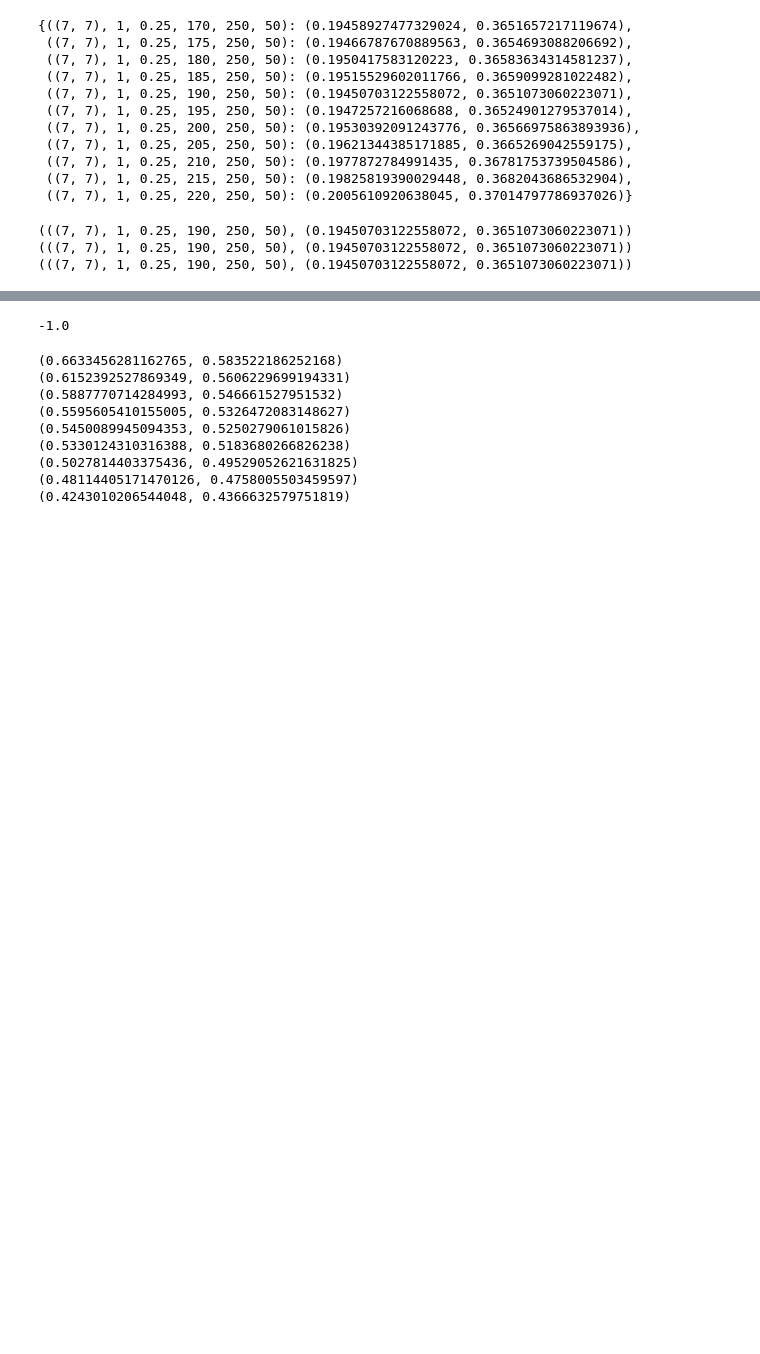
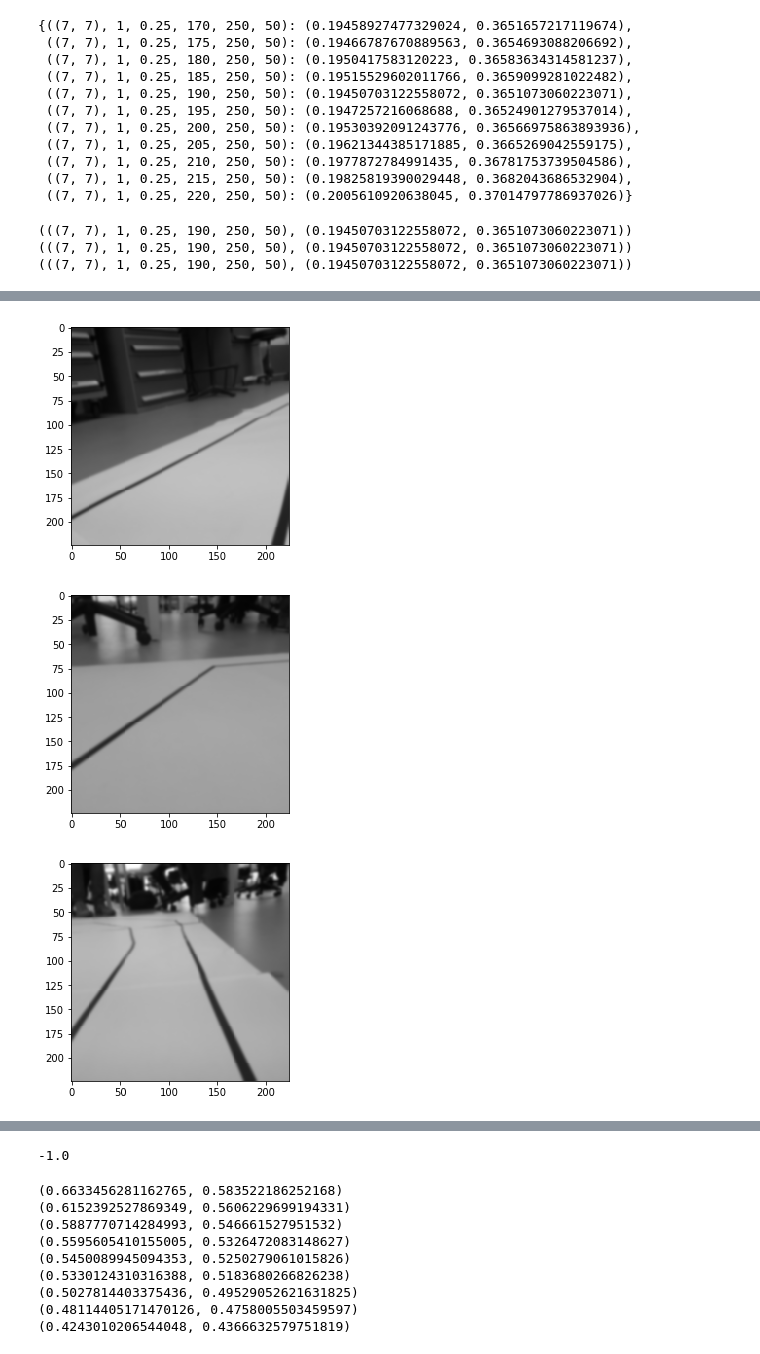
Before and after one commit to cs-isia-racer/notebooks, a Jupyter notebook: src/gauss_canny_houghlines.ipynb, the cells around one changed output, grey strips where cells are left out. Saved outputs shown, nothing was run; the diff lists cells and outputs as text; code cells hidden in the pictures; blank space fills up the shorter version.

```diff
--- a/src/houghlines_pipeline.ipynb
+++ b/src/gauss_canny_houghlines.ipynb
@@ -258,0 +273,12 @@ print(min([(k, v) for k, v in results.items()], key=lambda x: x[1][0]+x[1][1]))
+# %%
+illustration_gaussian = [
+    cv2.GaussianBlur(cv2.cvtColor(img, cv2.COLOR_BGR2GRAY), config.gaussian_blur_kernel_size, config.gaussian_blur_sigma_x)
+    for img in illustration_imgs
+]
+# %%
+for img in illustration_gaussian:
+    show_image(img)
+# %% [output]
+[figure, added]
+[figure, added]
+[figure, added]
```
Also changed, not shown: parts of 13 cells of this notebook.
